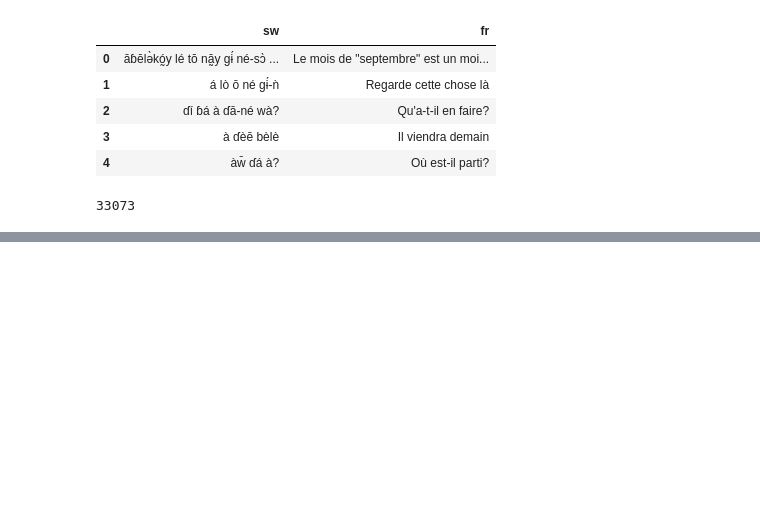
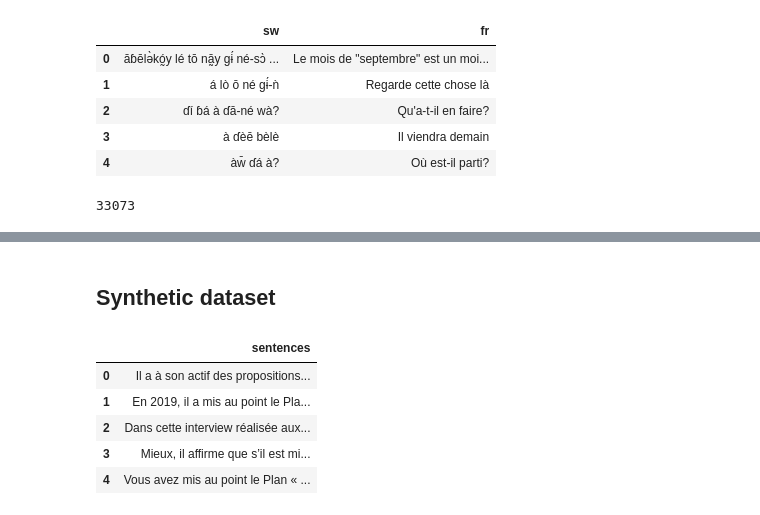
Before and after one commit to Toadoum/Ngambay-French-Neural-Machine-Translation-sba_fr_v1-, a Jupyter notebook: Dataset/sba_fr_dataset_JSON.ipynb, the cells around one changed output, grey strips where cells are left out. Saved outputs shown, nothing was run; the diff lists cells and outputs as text; code cells hidden in the pictures; blank space fills up the shorter version.

```diff
--- a/Dataset/sba_fr_dataset_JSON.ipynb
+++ b/Dataset/sba_fr_dataset_JSON.ipynb
@@ -88,0 +85,12 @@ df.head()
+# %% [markdown]
+## Synthetic dataset
+# %%
+df3=pd.read_csv('/home/jupyter/Ngambay-French-Neural-Machine-Translation-sba_fr_v1-/Dataset/sba_fr_CSV/output-3.csv')
+df3.head()
+# %% [output]
+|  | sentences |
+| 0 | Il a à son actif des propositions... |
+| 1 | En 2019, il a mis au point le Pla... |
+| 2 | Dans cette interview réalisée aux... |
+| 3 | Mieux, il affirme que s’il est mi... |
+| 4 | Vous avez mis au point le Plan « ... |
```
Also changed, not shown: parts of 20 cells of this notebook, 15 other files.
